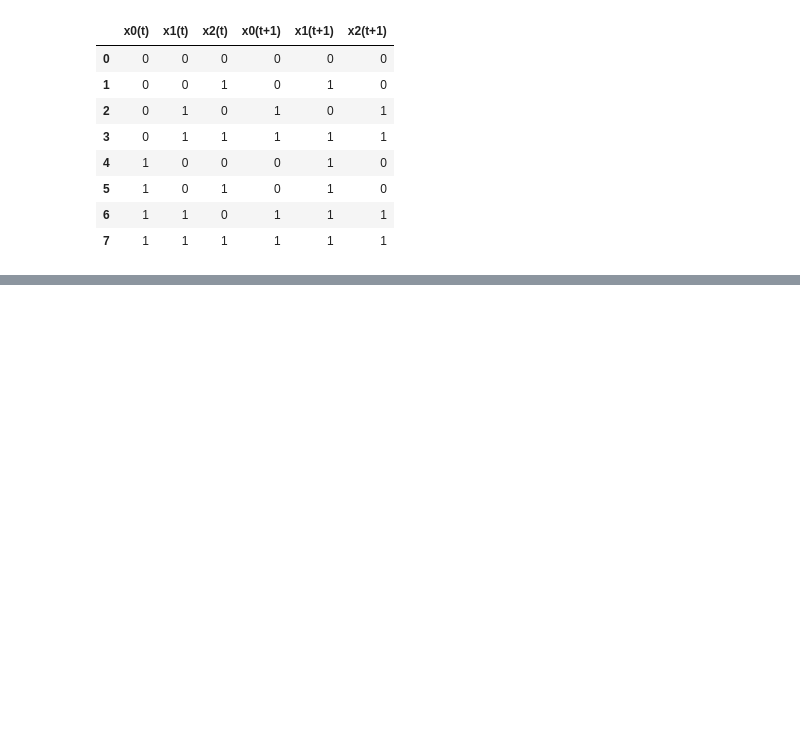
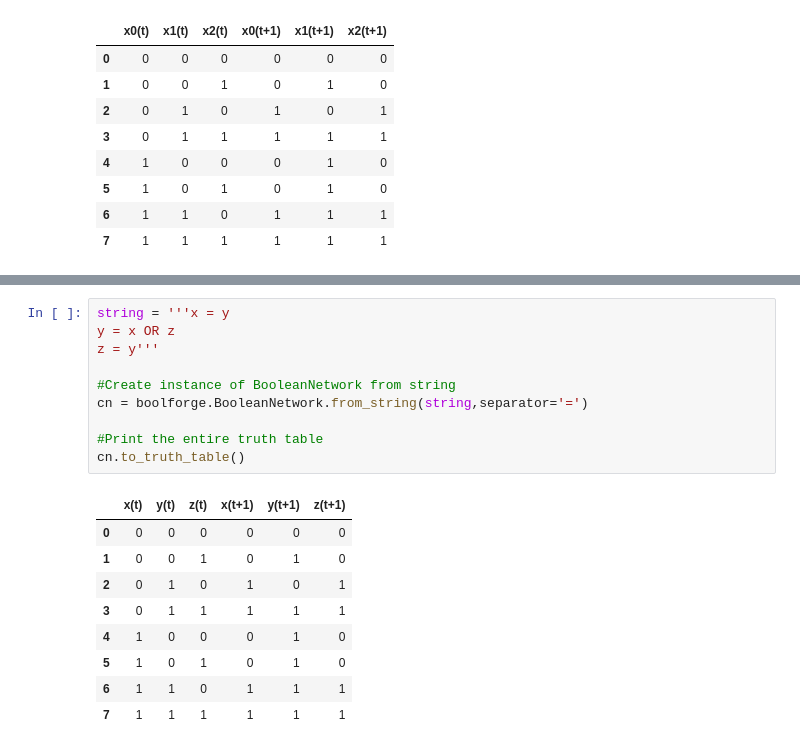
Before and after one commit to ckadelka/BoolForge, a Jupyter notebook: tutorials/06_working_with_Boolean_networks.ipynb, the cells around one changed output, grey strips where cells are left out. Drawn from its saved outputs; the diff is of its cells as text; blank space fills up the shorter version.

```diff
--- a/tutorials/06_working_with_Boolean_networks.ipynb
+++ b/tutorials/06_working_with_Boolean_networks.ipynb
@@ -124,0 +131,20 @@ bn.to_truth_table()
+# %%
+string = '''x = y
+y = x OR z
+z = y'''
+
+#Create instance of BooleanNetwork from string
+cn = boolforge.BooleanNetwork.from_string(string,separator='=')
+
+#Print the entire truth table
+cn.to_truth_table()
+# %% [output]
+|  | x(t) | y(t) | z(t) | x(t+1) | y(t+1) | z(t+1) |
+| 0 | 0 | 0 | 0 | 0 | 0 | 0 |
+| 1 | 0 | 0 | 1 | 0 | 1 | 0 |
+| 2 | 0 | 1 | 0 | 1 | 0 | 1 |
+| 3 | 0 | 1 | 1 | 1 | 1 | 1 |
+| 4 | 1 | 0 | 0 | 0 | 1 | 0 |
+| 5 | 1 | 0 | 1 | 0 | 1 | 0 |
+| 6 | 1 | 1 | 0 | 1 | 1 | 1 |
+| 7 | 1 | 1 | 1 | 1 | 1 | 1 |
```
Also changed, not shown: parts of 11 cells of this notebook, 1 other file.
